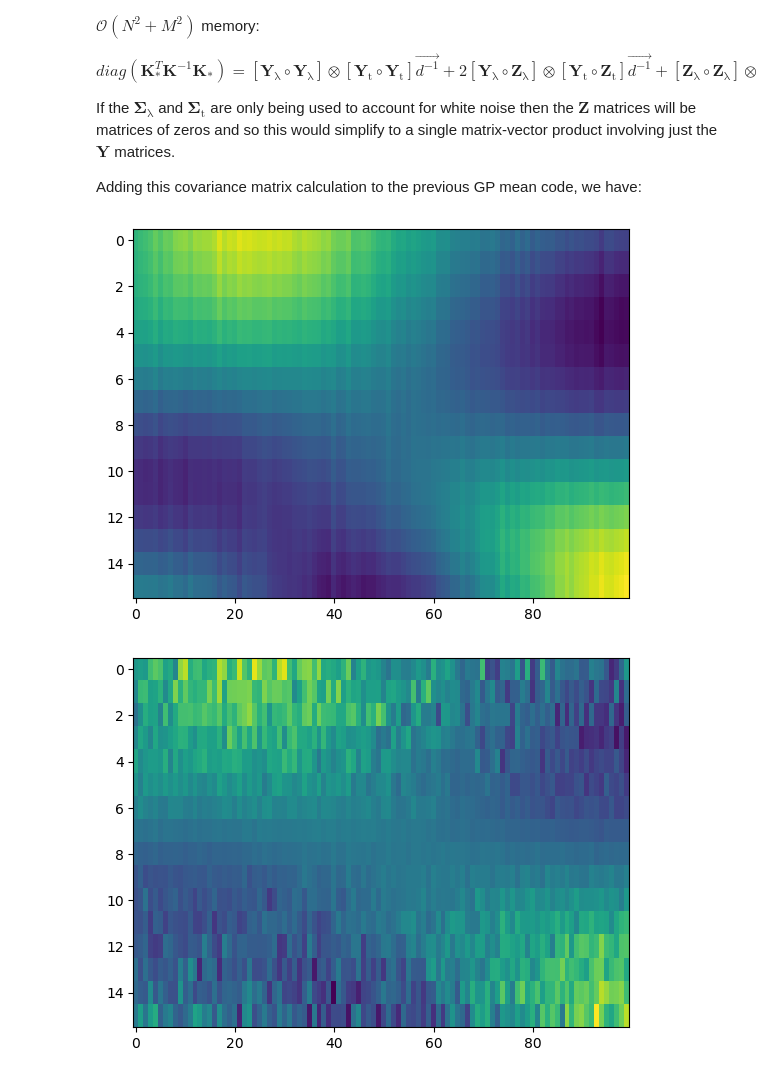
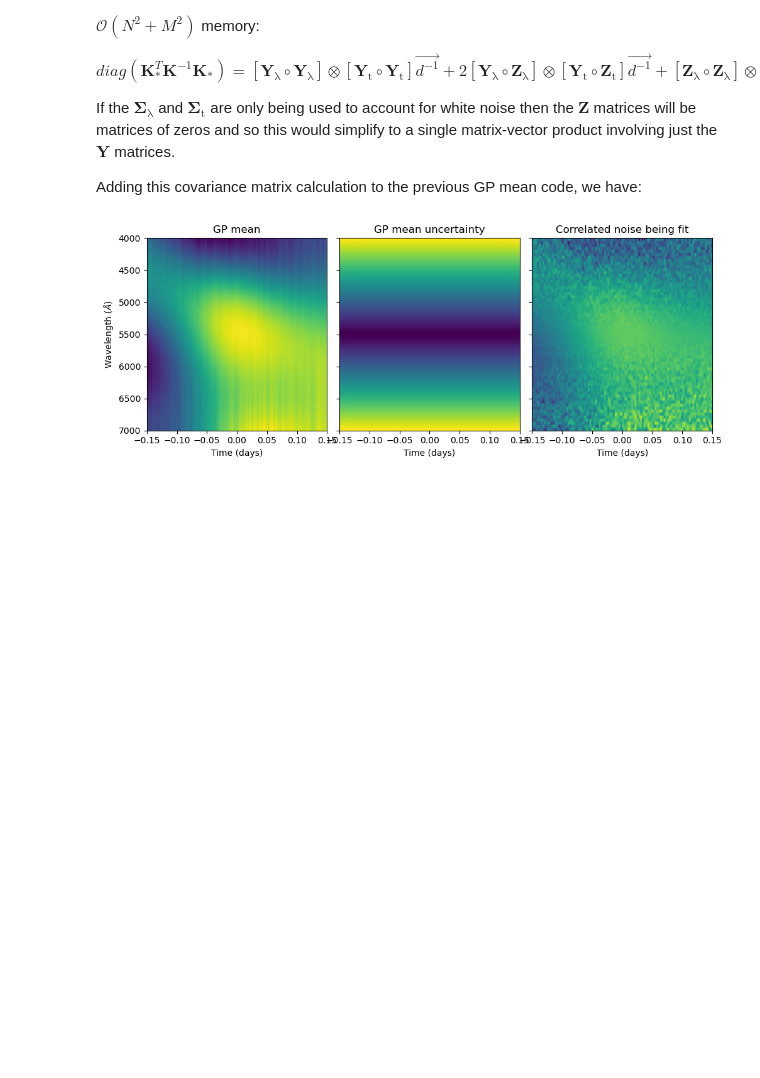
Before and after one commit to markfortune/luas, a Jupyter notebook: docs/source/tutorials/2D_GP_intro.ipynb, the cells around one changed output. Cells and saved outputs as stored; diff of their text form; code cells hidden in the pictures; blank space fills up the shorter version.

```diff
--- a/docs/source/tutorials/2D_GP_intro.ipynb
+++ b/docs/source/tutorials/2D_GP_intro.ipynb
@@ -397,26 +398,23 @@ Kl = kf(x_l, x_l, [5e-4, 1000], wn=False)
 Kt = kf(x_t, x_t, [1., 0.1], wn=False)
 
 # Generate correlated noise with small white noise added for numerical stability
-r_2D = generate_noise(Kl, Kt, 1e-8)
-
+R = generate_noise(Kl, Kt, 1e-8)
 
 wn_amp = (x_l - x_l.mean())**2
 wn_amp /= wn_amp.max()
 wn_amp = 1e-4*(1 + 10*wn_amp)
 
 plt.plot(x_l, wn_amp)
-plt.xlabel("Wavelength ($\AA$)")
-plt.ylabel("White Noise Amplitude $\sigma$")
+plt.xlabel(r"Wavelength ($\AA$)")
+plt.ylabel(r"White Noise Amplitude $\sigma$")
 plt.show()
-
-R = make_mat(r_2D, N_l, N_t)
 
 wn = np.random.normal(size = (N_l, N_t))
 R += np.diag(wn_amp) @ wn
 
 plt.imshow(R, aspect = "auto", extent = [x_t[0], x_t[-1], x_l[-1], x_l[0]])
 plt.xlabel("Time (days)")
-plt.ylabel("Wavelength ($\AA$)")
+plt.ylabel(r"Wavelength ($\AA$)")
 plt.show()
 # %% [output]
 [figure]
@@ -895,55 +884,46 @@ def gp_predict(R, x_l, x_l_s, x_t, x_t_s, hp_dict):
     Sl_ss = kf(x_l_s, x_l_s, hp_dict["Sl"], wn=False)
     Sl_ss = Sl_ss + np.diag(np.interp(x_l_s, x_l, hp_dict["wn"]))
     St_ss = np.eye(x_t_s.size)
 
     W_l, W_t, D_inv, logdetK = eigendecompose_K(Kl, Kt, Sl, St)
     alpha = K_inv_R(R, W_l, W_t, D_inv)
 
     gp_mean = kron_prod(Kl_s.T, Kt_s.T, alpha)
     gp_mean += kron_prod(Sl_s.T, St_s.T, alpha)
 
     Y_l = Kl_s.T @ W_l
     Y_t = Kt_s.T @ W_t
     Z_l = Sl_s.T @ W_l
     Z_t = St_s.T @ W_t
 
     sigma_diag = np.outer(np.diag(Kl_ss), np.diag(Kt_ss))
     sigma_diag += np.outer(np.diag(Sl_ss), np.diag(St_ss))
 
     sigma_diag -= kron_prod(Y_l**2, Y_t**2, D_inv)
     sigma_diag -= kron_prod(Z_l**2, Z_t**2, D_inv)
     sigma_diag -= 2*kron_prod(Y_l * Z_l, Y_t * Z_t, D_inv)
 
     return gp_mean, np.sqrt(sigma_diag)
 
 
-N_l = 16 # Number of wavelength channels
-N_t = 100 # Number of time exposures
-
-x_l = np.linspace(4000, 7000, N_l)  # Central wavelength of bins in angstrom
-x_t = np.linspace(-0.15, 0.15, N_t) # Timestamps for our synthetic observations
-
-
-wn_amp = (x_l - x_l.mean())**2
-wn_amp /= wn_amp.max()
-wn_amp = 1e-4**2*(0.01 + 10*wn_amp)
-
-x_l_s = x_l.copy()
-x_t_s = x_t.copy()
-
-
-
 hp_dict = {"Kl":[5e-4, 1000], "Kt":[1., 0.1], "Sl":[1e-4, 2000], "wn":wn_amp}
 gp_mean, sigma_diag = gp_predict(R, x_l, x_l_s, x_t, x_t_s, hp_dict)
 
-plt.imshow(gp_mean, aspect = 'auto')
+fig, ax = plt.subplots(1, 3, figsize = (10, 4), sharey = True)
+ax[0].set_title("GP mean")
+ax[0].imshow(gp_mean, aspect = 'auto', extent = [x_t[0], x_t[-1], x_l[-1], x_l[0]])
+
+ax[1].set_title("GP mean uncertainty")
+ax[1].imshow(sigma_diag, aspect = 'auto', extent = [x_t[0], x_t[-1], x_l[-1], x_l[0]])
+
+ax[2].set_title("Correlated noise being fit")
+ax[2].imshow(R, aspect = 'auto', extent = [x_t[0], x_t[-1], x_l[-1], x_l[0]])
+
+ax[0].set_xlabel(r"Time (days)")
+ax[1].set_xlabel(r"Time (days)")
+ax[2].set_xlabel(r"Time (days)")
+ax[0].set_ylabel(r"Wavelength ($\AA$)")
+plt.tight_layout()
 plt.show()
-
-plt.imshow(R, aspect = 'auto')
-plt.show()
-
-plt.imshow(sigma_diag, aspect = 'auto')
-plt.show()
 # %% [output]
-[figure, old version]
+[figure, new version]
-[figure, removed]
```
Also changed, not shown: parts of 13 cells of this notebook, 4 other files.
